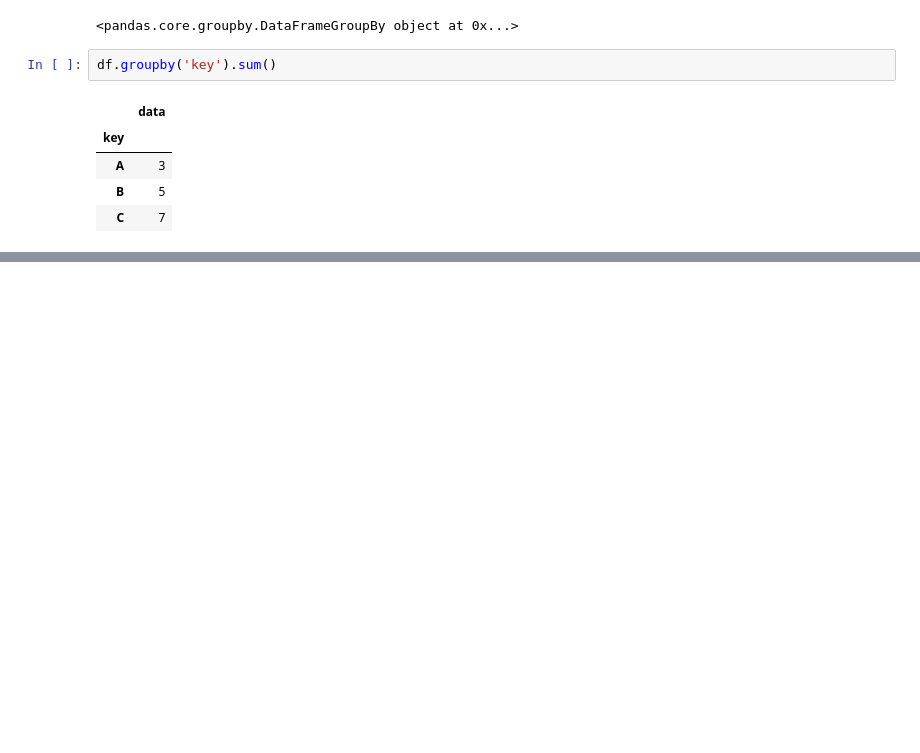
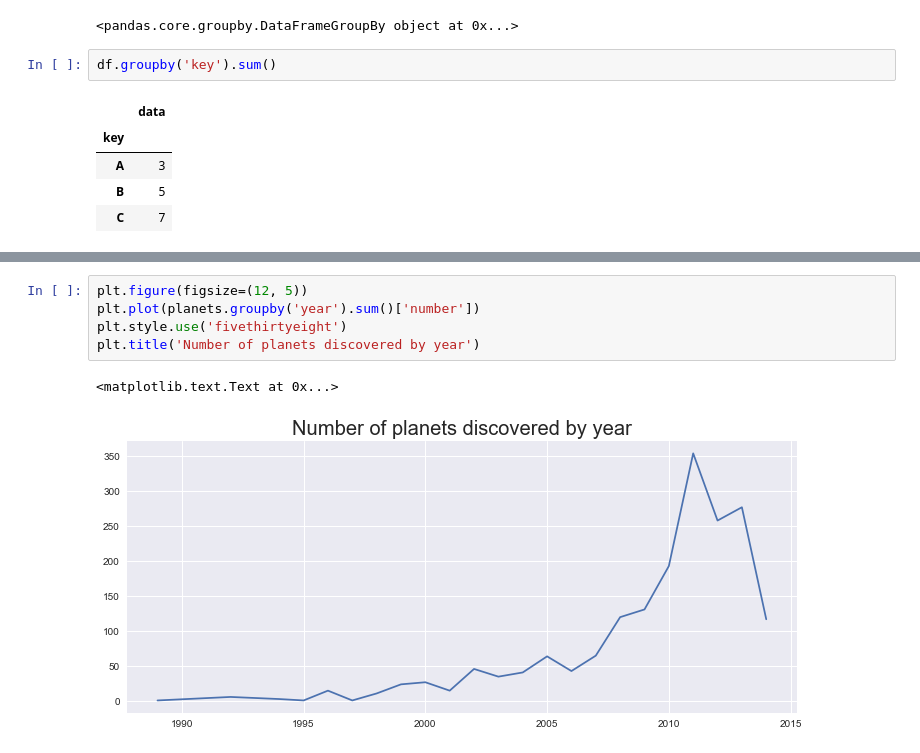
Before and after one commit to numanyilmaz/PythonDataScienceHandbookNotes, a Jupyter notebook: Chapter3.ipynb, the cells around one changed output, grey strips where cells are left out. Cells and saved outputs as stored; diff of their text form; blank space fills up the shorter version.

```diff
--- a/Chapter3.ipynb
+++ b/Chapter3.ipynb
@@ -938,0 +1079,8 @@ df.groupby('key').sum()
+# %%
+plt.figure(figsize=(12, 5))
+plt.plot(planets.groupby('year').sum()['number'])
+plt.style.use('fivethirtyeight')
+plt.title('Number of planets discovered by year')
+# %% [output]
+<matplotlib.text.Text at 0x...>
+[figure, added]
```
Also changed, not shown: parts of 96 cells of this notebook, 1 other file.
